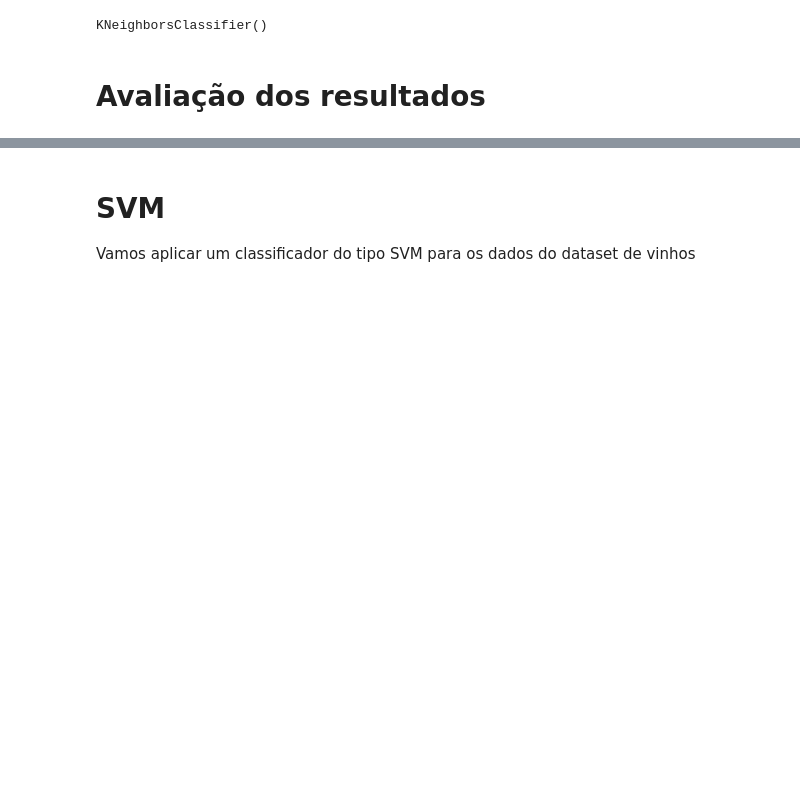
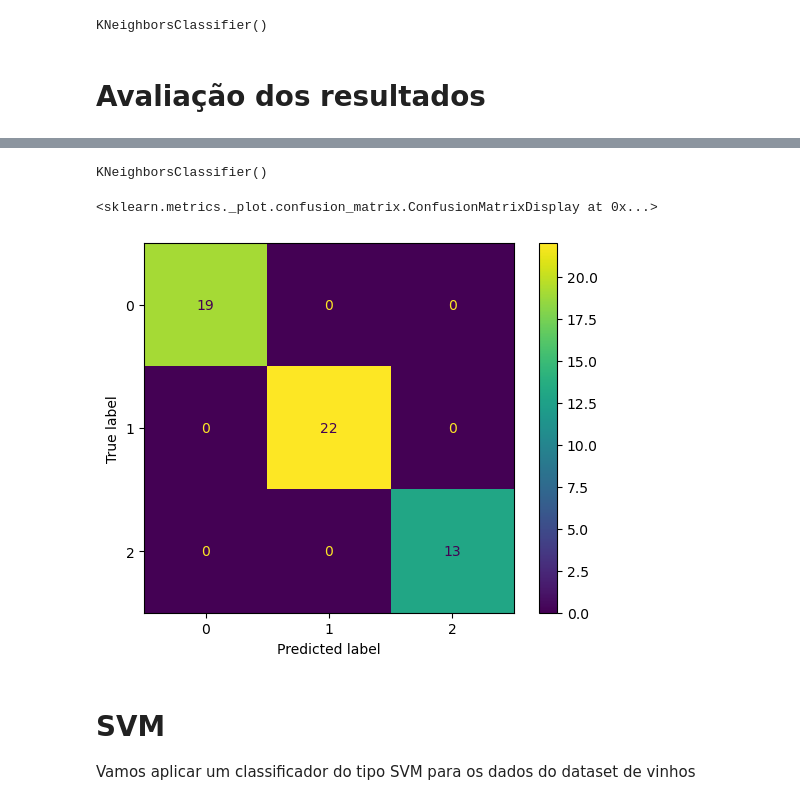
Before and after one commit to LucasPLK/Harve, a Jupyter notebook: IA_e_Machine_Learning/praticas/aula 4/descoberta_guiada_aula_4.ipynb, the cells around one changed output, grey strips where cells are left out. Drawn from its saved outputs; the diff is of its cells as text; code cells hidden in the pictures; blank space fills up the shorter version.

```diff
--- a/IA_e_Machine_Learning/praticas/aula 4/descoberta_guiada_aula_4.ipynb
+++ b/IA_e_Machine_Learning/praticas/aula 4/descoberta_guiada_aula_4.ipynb
@@ -38,0 +45,7 @@ ConfusionMatrixDisplay(confusion_matrix(y_test, y_pred)).plot()
+# %%
+scaler = StandardScaler()
+
+scaler.fit(x_train)
+
+x_train_norm = scaler.transform(x_train)
+x_test_norm = scaler.transform(x_test)
@@ -39,3 +54,14 @@ ConfusionMatrixDisplay(confusion_matrix(y_test, y_pred)).plot()
+# %%
+modelo.fit(x_train_norm, y_train)
+# %% [output]
+KNeighborsClassifier()
+# %%
+y_pred_norm = modelo.predict(x_test_norm)
+# %%
+ConfusionMatrixDisplay(confusion_matrix(y_test, y_pred_norm)).plot()
+# %% [output]
+<sklearn.metrics._plot.confusion_matrix.ConfusionMatrixDisplay at 0x...>
+[figure, added]
 # %% [markdown]
 # SVM
 
```
Also changed, not shown: parts of 6 cells of this notebook.
